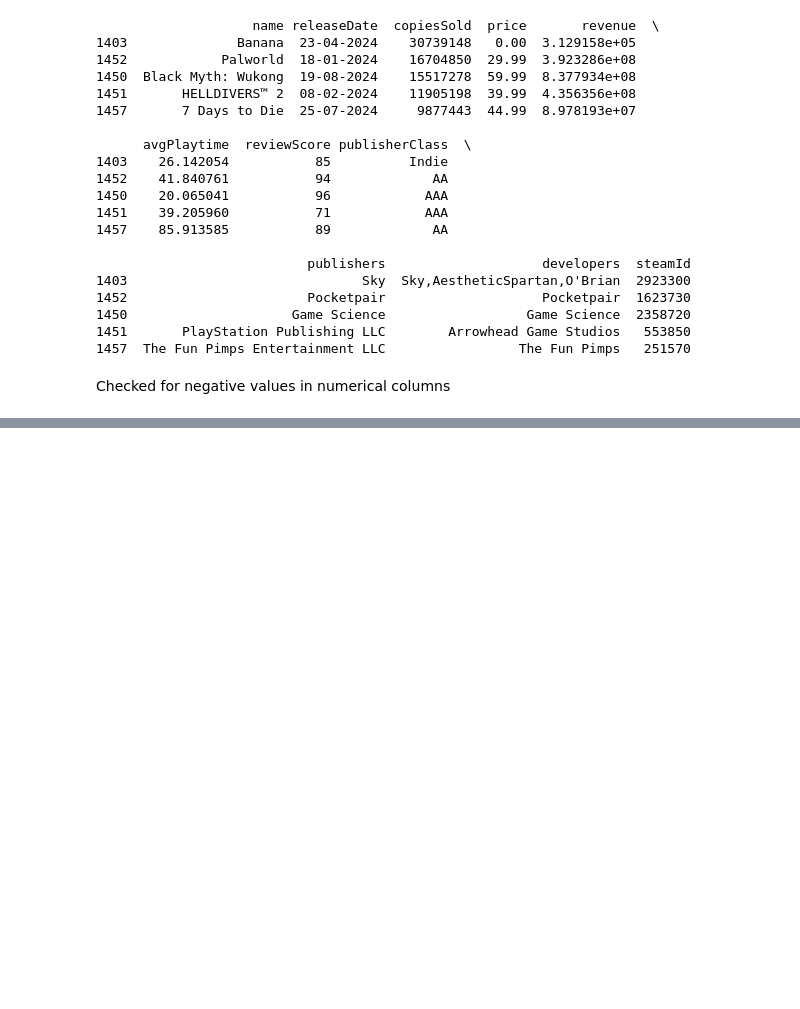
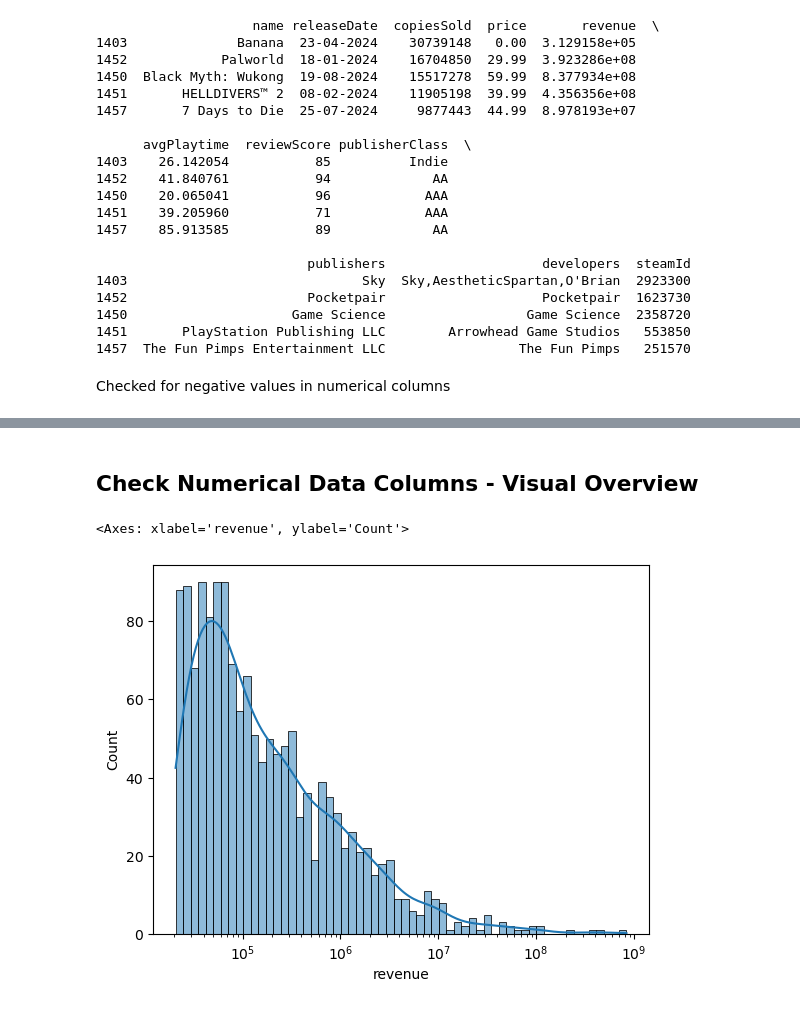
Before and after one commit to dangosailing/EDA_Excercise, a Jupyter notebook: steam.ipynb, the cells around one changed output, grey strips where cells are left out. Saved outputs shown, nothing was run; the diff lists cells and outputs as text; code cells hidden in the pictures; blank space fills up the shorter version.

Commit message:
Added visual overview of numerical columns

```diff
--- a/steam.ipynb
+++ b/steam.ipynb
@@ -144,0 +145,9 @@ plt.show()
+# %% [markdown]
+## Check Numerical Data Columns - Visual Overview
+# %%
+import seaborn as sns
+
+sns.histplot(data['revenue'], bins=60, log_scale=True, kde=True)
+# %% [output]
+<Axes: xlabel='revenue', ylabel='Count'>
+[figure, added]
```
Also changed, not shown: parts of 8 cells of this notebook.
